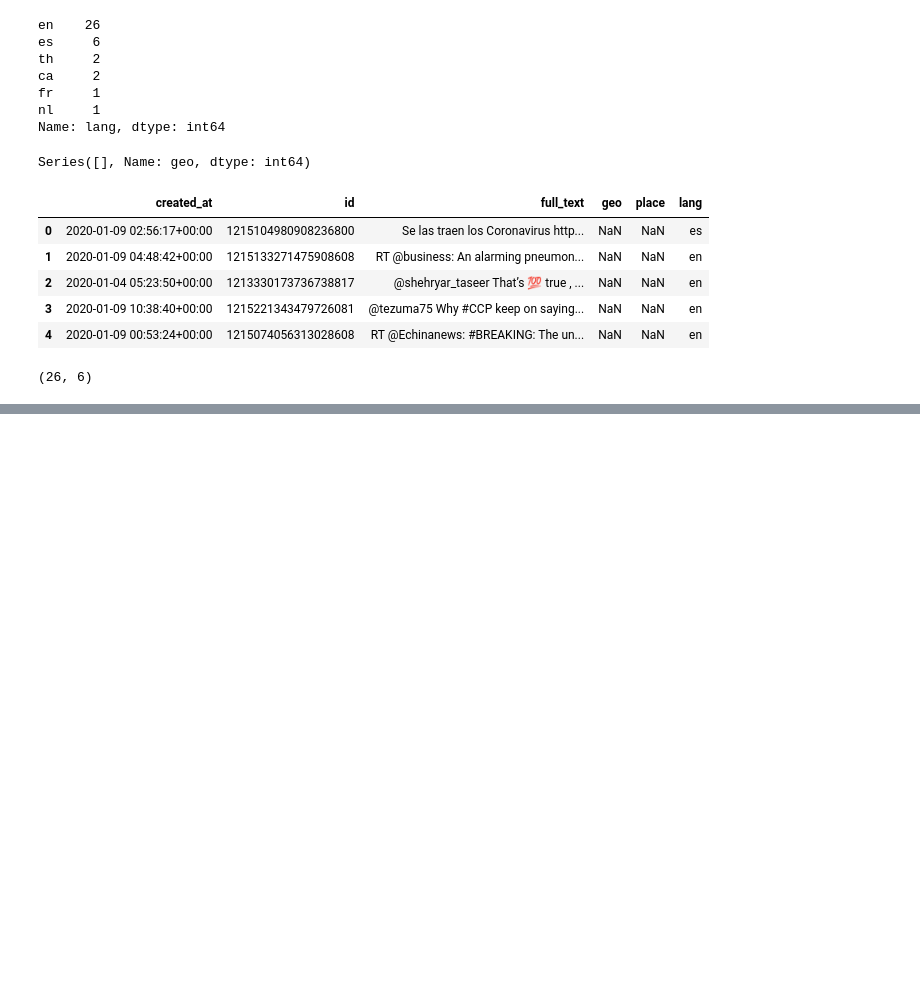
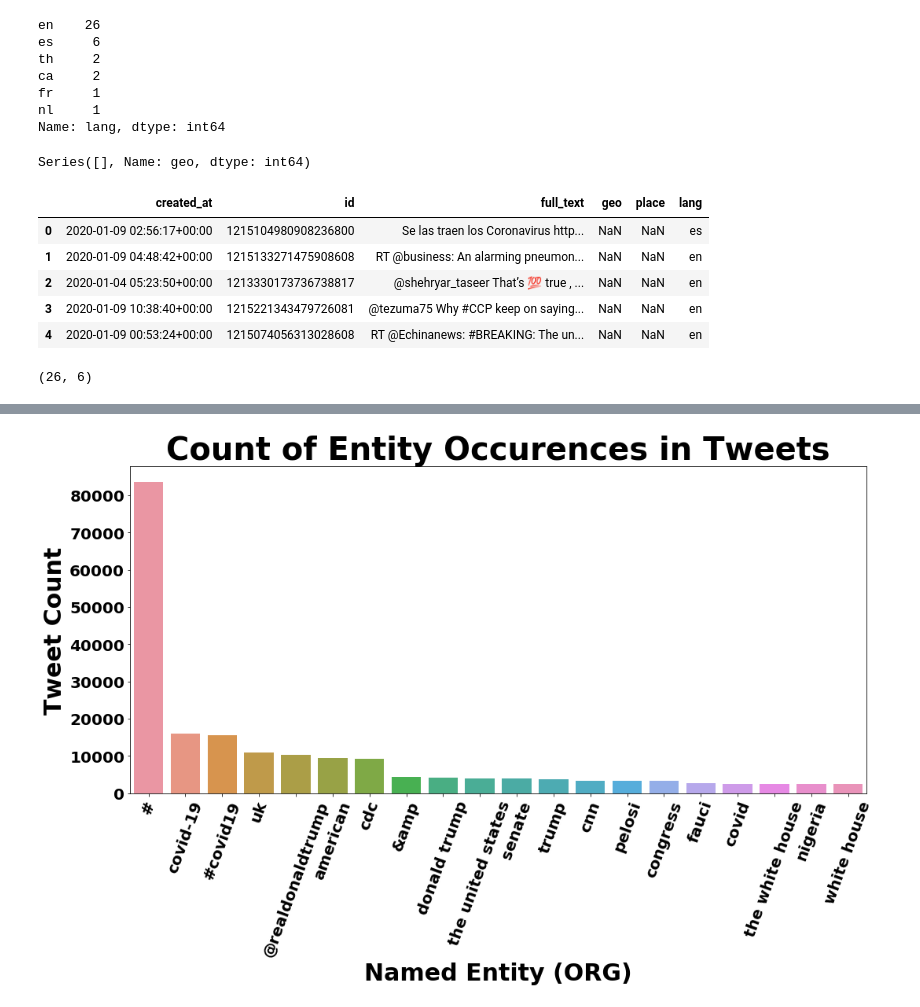
Before and after one commit to cravenre/Twitter_sentiment_in_pandemic, a Jupyter notebook: initial_exploration_cleaning.ipynb, the cells around one changed output, grey strips where cells are left out. Drawn from its saved outputs; the diff is of its cells as text; code cells hidden in the pictures; blank space fills up the shorter version.

```diff
--- a/initial_exploration_cleaning.ipynb
+++ b/initial_exploration_cleaning.ipynb
@@ -402,0 +623,14 @@ clean_chunks_0 = pd.concat(clean_chunks, ignore_index=True)
+# %%
+def ent_count_plot(label):
+    ent_count = plt.subplots(figsize=(15,10))
+    ent_count = sns.barplot(x='entity', y='count', data=chunk0_ent_count[chunk0_ent_count['label']==label].nlargest(20, 'count'))
+    ent_count.set_title('Count of Entity Occurences in Tweets', fontsize=40, fontweight='bold')
+    ent_count.set_ylabel('Tweet Count', fontsize=30, fontweight='bold')
+    ent_count.set_xlabel('Named Entity ('+label+')', fontsize=30, fontweight='bold')
+    plt.xticks(fontsize=20, fontweight='bold', rotation=70)
+    plt.yticks(fontsize=20, fontweight='bold');
+    plt.tight_layout()
+# %%
+ent_count_plot('ORG')
+# %% [output]
+[figure, added]
```
Also changed, not shown: parts of 96 cells of this notebook.
